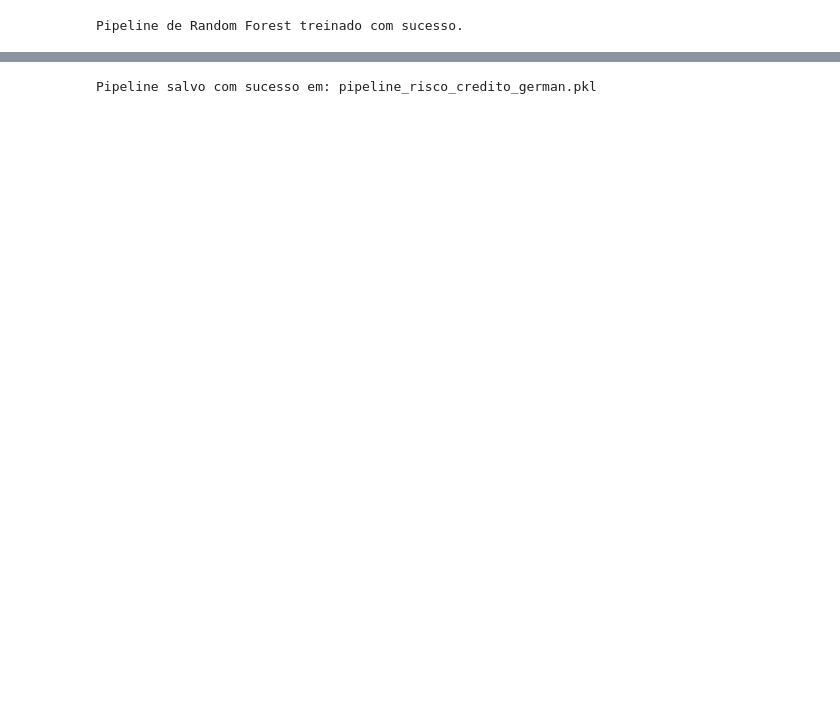
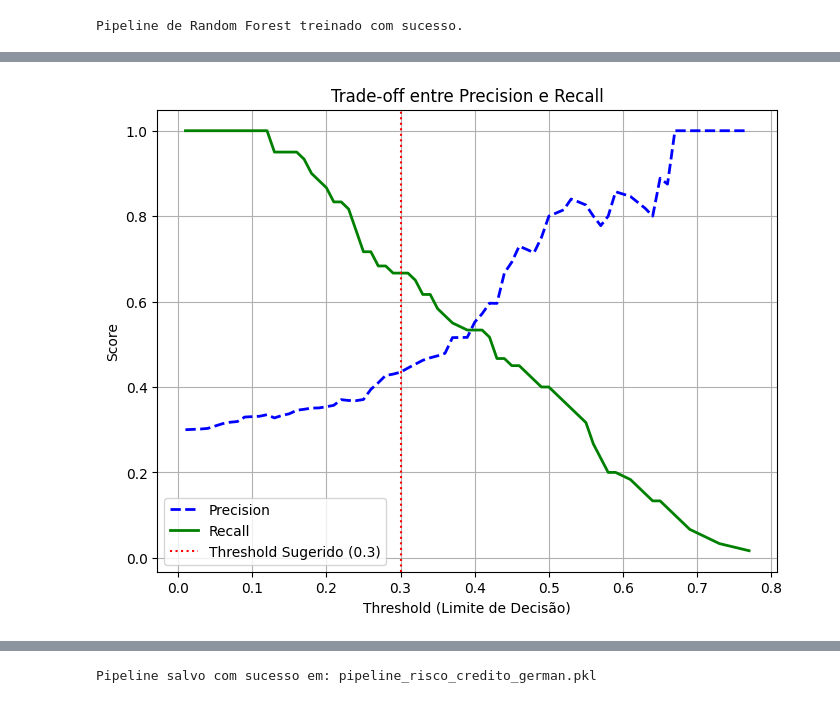
Before and after one commit to vilquer/Predicting_Credit-CRISP-ML, a Jupyter notebook: Avaliação_de_Risco_de_Crédito- Predicting_Credit.ipynb, the cells around one changed output, grey strips where cells are left out. Drawn from its saved outputs; the diff is of its cells as text; code cells hidden in the pictures; blank space fills up the shorter version.

```diff
--- a/Avaliação_de_Risco_de_Crédito- Predicting_Credit.ipynb
+++ b/Avaliação_de_Risco_de_Crédito- Predicting_Credit.ipynb
@@ -474,0 +632,23 @@ Exportação do Pipeline: Utilizaremos a biblioteca joblib ou pickle para salvar
+# %%
+from sklearn.metrics import precision_recall_curve
+import matplotlib.pyplot as plt
+
+# 1. Obter probabilidades para a classe 1 (Ruim)
+y_scores = pipeline_rf.predict_proba(X_test)[:, 1]
+
+# 2. Calcular precision e recall para diferentes thresholds
+precisions, recalls, thresholds = precision_recall_curve(y_test, y_scores)
+
+# 3. Plotar a curva
+plt.figure(figsize=(8, 6))
+plt.plot(thresholds, precisions[:-1], "b--", label="Precision", linewidth=2)
+plt.plot(thresholds, recalls[:-1], "g-", label="Recall", linewidth=2)
+plt.axvline(x=0.3, color="red", linestyle=":", label="Threshold Sugerido (0.3)")
+plt.xlabel("Threshold (Limite de Decisão)")
+plt.ylabel("Score")
+plt.title("Trade-off entre Precision e Recall")
+plt.legend()
+plt.grid(True)
+plt.show()
+# %% [output]
+[figure, added]
```
Also changed, not shown: parts of 57 cells of this notebook.
